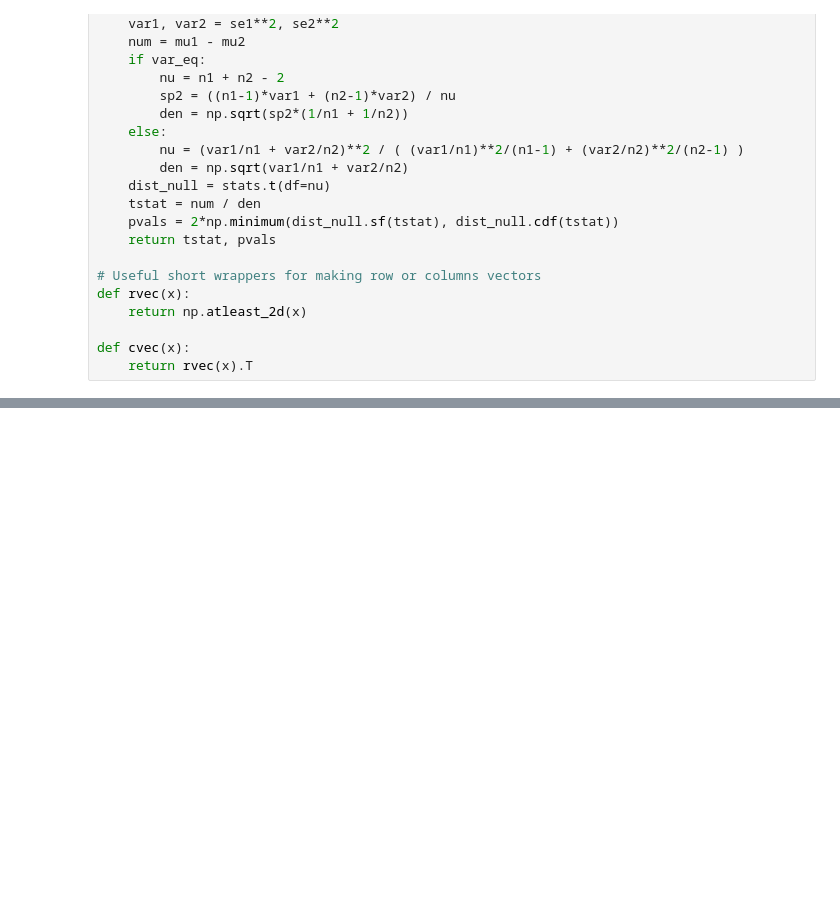
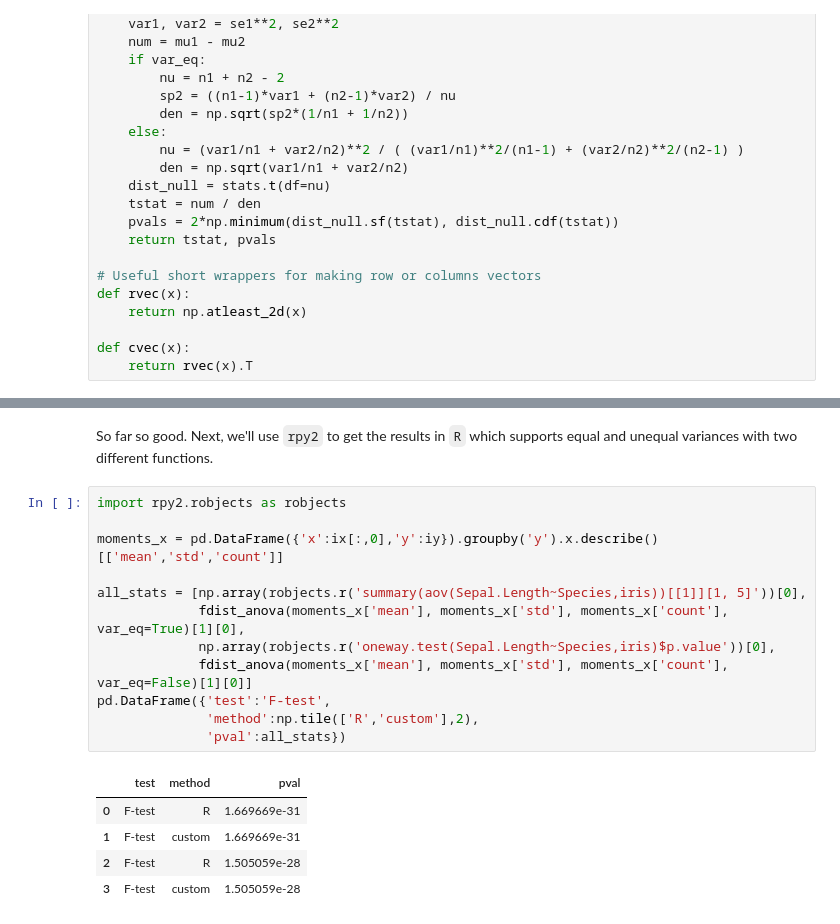
Before and after one commit to erikdrysdale/erikdrysdale.github.io, a Jupyter notebook: _rmd/extra_unequalvar/unequalvar.ipynb, the cells around one changed output, grey strips where cells are left out. Saved outputs shown, nothing was run; the diff lists cells and outputs as text; blank space fills up the shorter version.

```diff
--- a/_rmd/extra_unequalvar/unequalvar.ipynb
+++ b/_rmd/extra_unequalvar/unequalvar.ipynb
@@ -338,0 +355,20 @@ After confirming the frequentist properties of your test statistic, it is usuall
+# %% [markdown]
+So far so good. Next, we'll use `rpy2` to get the results in `R` which supports equal and unequal variances with two different functions.
+# %%
+import rpy2.robjects as robjects
+
+moments_x = pd.DataFrame({'x':ix[:,0],'y':iy}).groupby('y').x.describe()[['mean','std','count']]
+
+all_stats = [np.array(robjects.r('summary(aov(Sepal.Length~Species,iris))[[1]][1, 5]'))[0],
+             fdist_anova(moments_x['mean'], moments_x['std'], moments_x['count'], var_eq=True)[1][0],
+             np.array(robjects.r('oneway.test(Sepal.Length~Species,iris)$p.value'))[0],
+             fdist_anova(moments_x['mean'], moments_x['std'], moments_x['count'], var_eq=False)[1][0]]
+pd.DataFrame({'test':'F-test',
+              'method':np.tile(['R','custom'],2),
+              'pval':all_stats})
+# %% [output]
+|  | test | method | pval |
+| 0 | F-test | R | 1.669669e-31 |
+| 1 | F-test | custom | 1.669669e-31 |
+| 2 | F-test | R | 1.505059e-28 |
+| 3 | F-test | custom | 1.505059e-28 |
```
Also changed, not shown: parts of 14 cells of this notebook, 6 other files.
